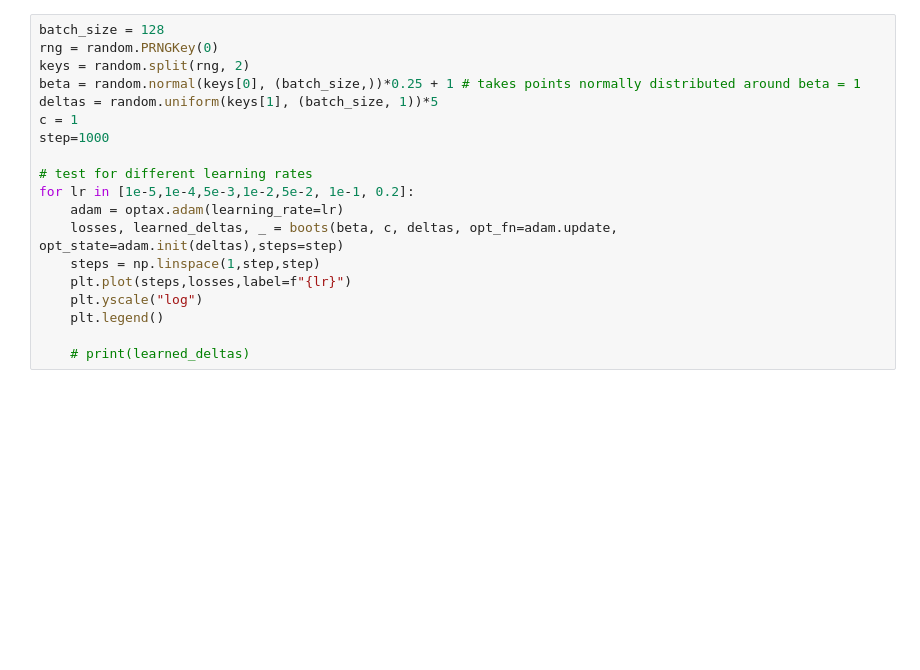
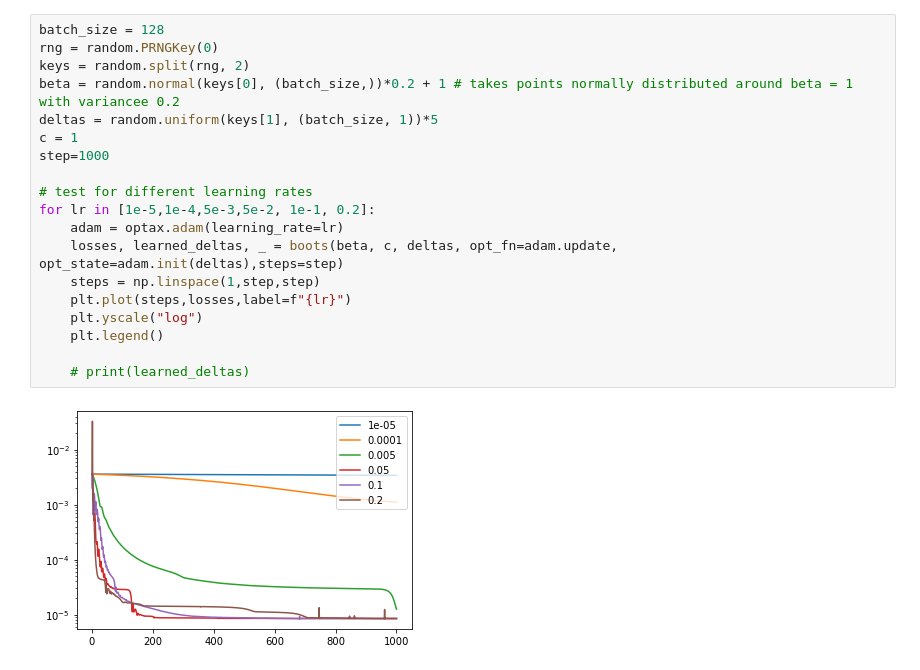
Before and after one commit to dgan181/modular-boostrap, a Jupyter notebook: boots.ipynb, the cells around one changed output. Cells and saved outputs as stored; diff of their text form; blank space fills up the shorter version.

```diff
--- a/boots.ipynb
+++ b/boots.ipynb
@@ -38,19 +73,21 @@ def boots(beta,c,deltas, opt_fn, opt_state, steps=100):
 # %%
 batch_size = 128
 rng = random.PRNGKey(0)
 keys = random.split(rng, 2)
-beta = random.normal(keys[0], (batch_size,))*0.25 + 1 # takes points normally distributed around beta = 1
+beta = random.normal(keys[0], (batch_size,))*0.2 + 1 # takes points normally distributed around beta = 1 with variancee 0.2
 deltas = random.uniform(keys[1], (batch_size, 1))*5
 c = 1
 step=1000
 
 # test for different learning rates
-for lr in [1e-5,1e-4,5e-3,1e-2,5e-2, 1e-1, 0.2]:
+for lr in [1e-5,1e-4,5e-3,5e-2, 1e-1, 0.2]:
     adam = optax.adam(learning_rate=lr)
     losses, learned_deltas, _ = boots(beta, c, deltas, opt_fn=adam.update, opt_state=adam.init(deltas),steps=step)
     steps = np.linspace(1,step,step)
     plt.plot(steps,losses,label=f"{lr}")
     plt.yscale("log")
     plt.legend()
 
     # print(learned_deltas)
+# %% [output]
+[figure, added]
```
Also changed, not shown: parts of 11 cells of this notebook, 1 other file.
